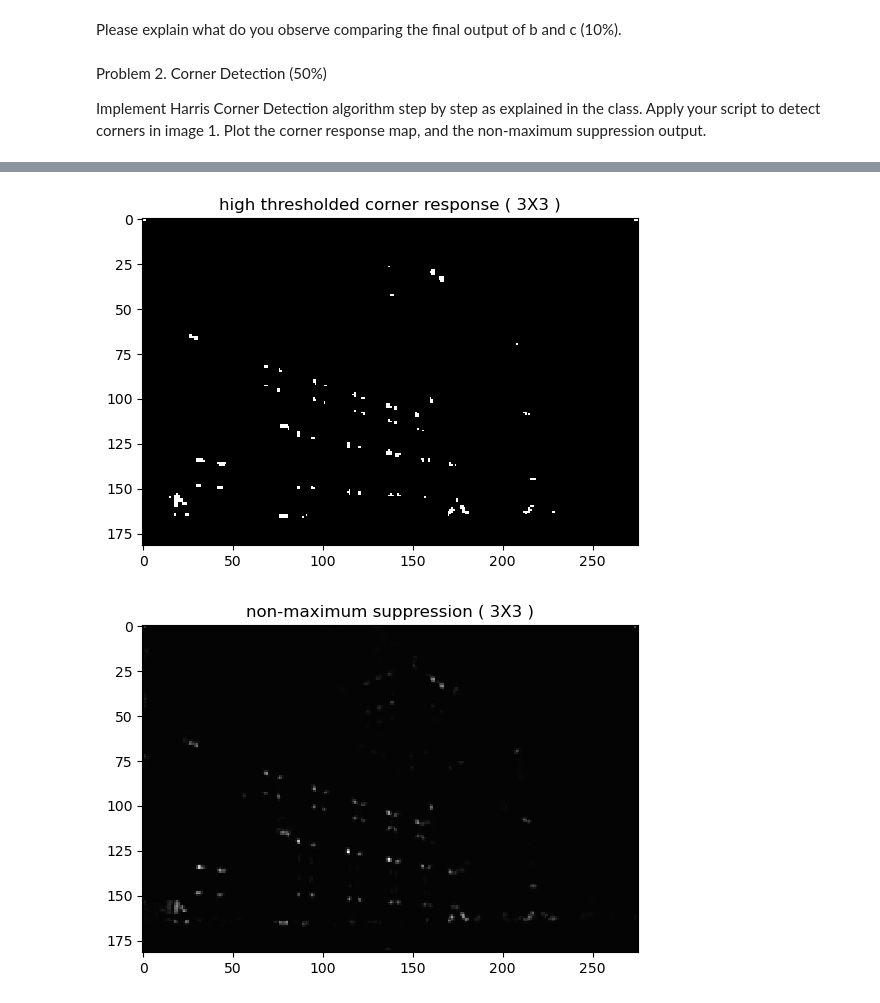
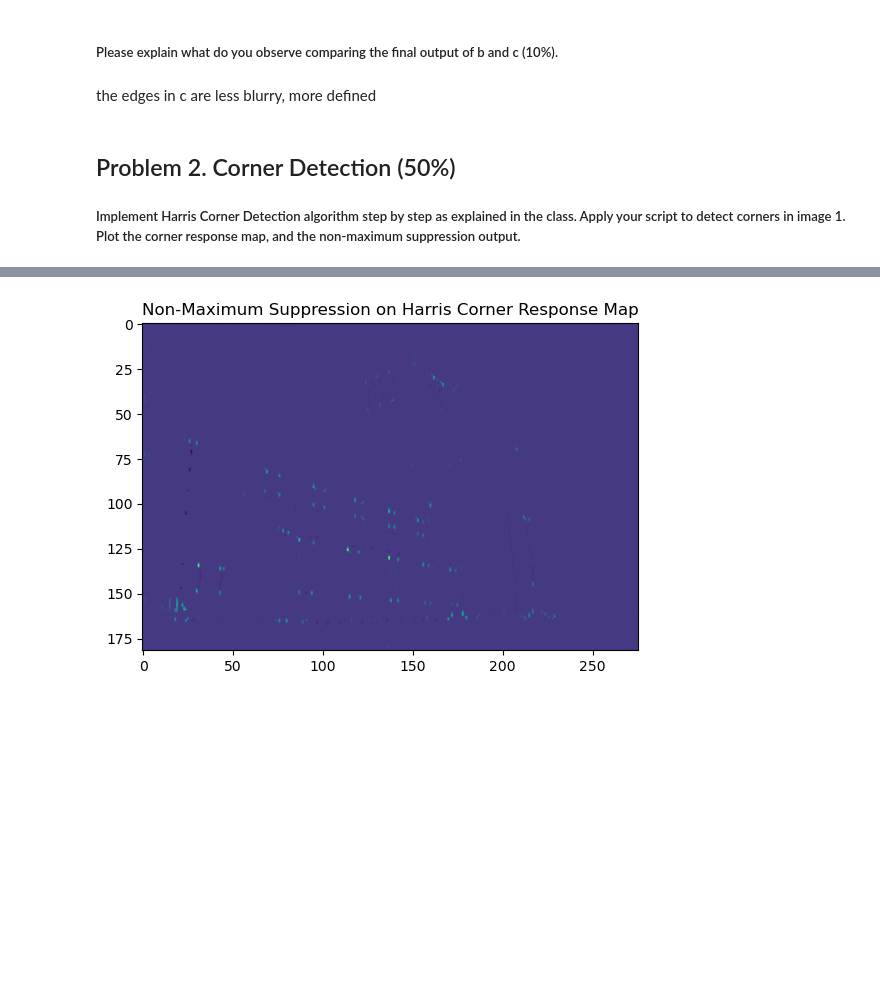
Before and after one commit to aabusha3/Convolution-Edge-and-Corner-Detection_CS4442-3, a Jupyter notebook: assignment3_AbuShawarib_Ahmad.ipynb, the cells around one changed output, grey strips where cells are left out. Cells and saved outputs as stored; diff of their text form; code cells hidden in the pictures; blank space fills up the shorter version.

```diff
--- a/assignment3_AbuShawarib_Ahmad.ipynb
+++ b/assignment3_AbuShawarib_Ahmad.ipynb
@@ -1,9 +1,8 @@
 # %%
 import numpy as np
-import cv2
-import argparse
 import matplotlib.pyplot as plt
-import math
 
-image = cv2.imread('./house.png')
-img = cv2.cvtColor(image, cv2.COLOR_BGR2GRAY)
+img = plt.imread('./house.png')
+plt.imshow(img, interpolation='none', cmap='gray')
+plt.title("Starting Image")
+plt.show()
@@ -241,11 +212,12 @@ plt.show()
 # %% [markdown]
-Please explain what do you observe comparing the final output of b and c (10%).
+##### Please explain what do you observe comparing the final output of b and c (10%).
+# %% [markdown]
+the edges in c are less blurry, more defined
 # %% [markdown]
-Problem 2. Corner Detection (50%)
+## Problem 2. Corner Detection (50%)
 
 
-Implement Harris Corner Detection algorithm step by step as explained in the class. Apply your script to
-detect corners in image 1. Plot the corner response map, and the non-maximum suppression output.
+##### Implement Harris Corner Detection algorithm step by step as explained in the class. Apply your script to detect corners in image 1. Plot the corner response map, and the non-maximum suppression output.
 # %%
 def non_max_suppression(img, D):
     M, N = img.shape
@@ -285,31 +257,34 @@ def non_max_suppression(img, D):
 # %%
 G = np.array([[1, 2, 1], [2, 4, 2], [1, 2, 1]]) /16
 
-dx = convolution(img, sobel_ker, average=False)
-dy = convolution(img, np.flip(sobel_ker.T,axis=0), average=False)
+# 1. Compute x and y derivatives of image
+dx = convolution(img, Sx, average=False)
+dy = convolution(img, Sy, average=False)
 
+# 2. Compute products of derivatives at every pixel
+# 3. Compute the sums of the products of derivatives at each pixel
+# 4. Define the matrix at each pixel
 A = convolution(dx*dx, G, average=False)
 B = convolution(dy*dy, G, average=False)
 C = convolution(dx*dy, G, average=False)
 
-corners = (A*B - (C*C)) - 0.04*(A + B)*(A + B)
-# thresholds: 1e3, 1e5
-tL = corners > 1e4 *2.0
+# 5. Compute the response of the detector at each pixel
+corners = ((A*B - (C*C)) - 0.04*(A + B)*(A + B)) * 2e10
+plt.imshow(corners)
+plt.title("Harris Corner Response Map")
+plt.show()
+
+# 6. Threshold on value of R; compute non-max suppression.
+tL = corners > 2e4
+plt.imshow(tL)
+plt.title("Low Thresholded Harris Corner Response Map")
+plt.show()
 tH = corners > 1e6
-plt.imshow(img, interpolation='none', cmap='gray')
-plt.title("img ( {}X{} )".format(3, 3))
-plt.show()
-plt.imshow(corners, interpolation='none', cmap='gray')
-plt.title("corner response map ( {}X{} )".format(3, 3))
-plt.show()
-plt.imshow(tL, interpolation='none', cmap='gray')
-plt.title("low thresholded corner response ( {}X{} )".format(3, 3))
-plt.show()
-plt.imshow(tH, interpolation='none', cmap='gray')
-plt.title("high thresholded corner response ( {}X{} )".format(3, 3))
+plt.imshow(tH)
+plt.title("High Thresholded Harris Corner Response Map")
 plt.show()
 nms = non_max_suppression(corners, np.hypot(dx, dy))
-plt.imshow(nms, interpolation='none', cmap='gray')
-plt.title("non-maximum suppression ( {}X{} )".format(3, 3))
+plt.imshow(nms)
+plt.title("Non-Maximum Suppression on Harris Corner Response Map")
 plt.show()
 # %% [output]
@@ -319,2 +294 @@ plt.show()
-[figure, old version]
+[figure, new version]
-[figure, removed]
```
Also changed, not shown: parts of 14 cells of this notebook.
